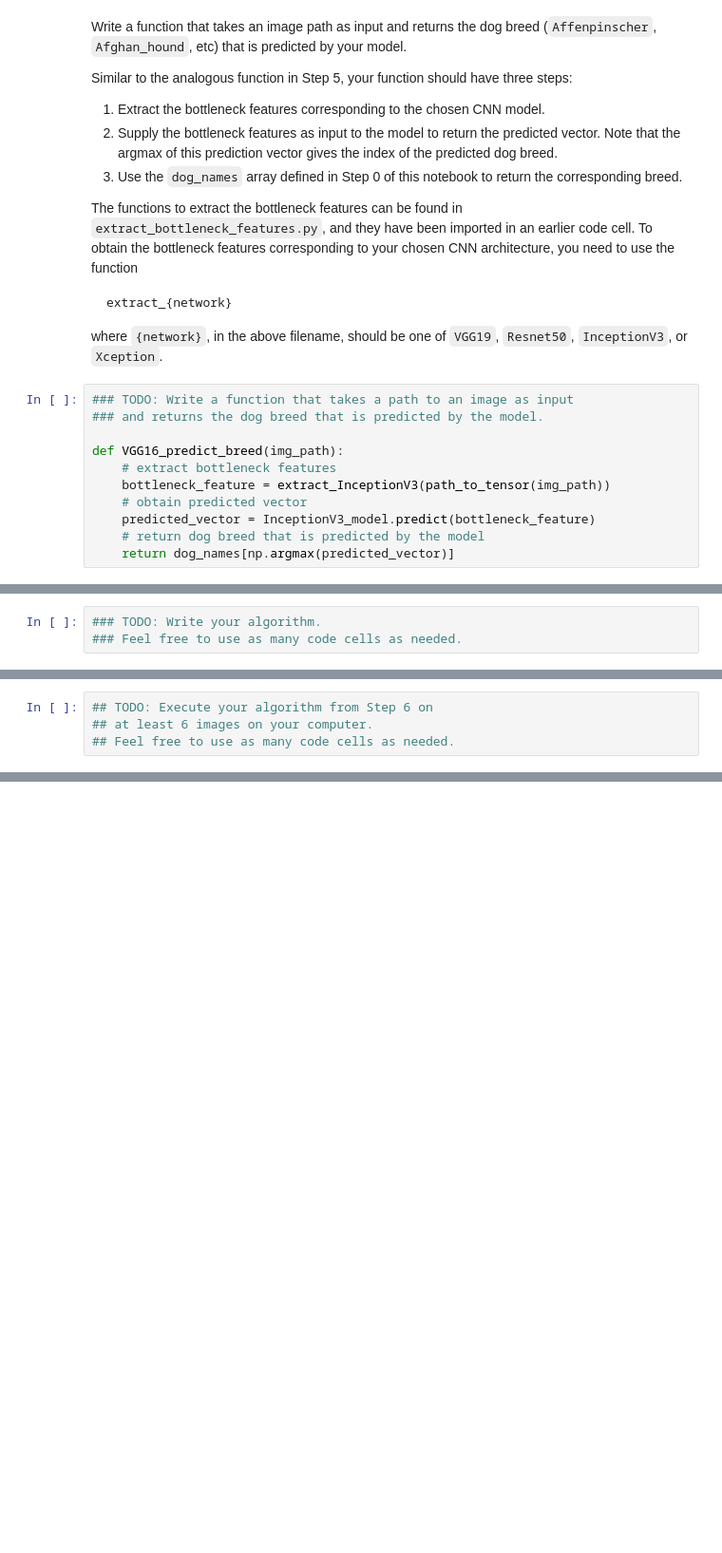
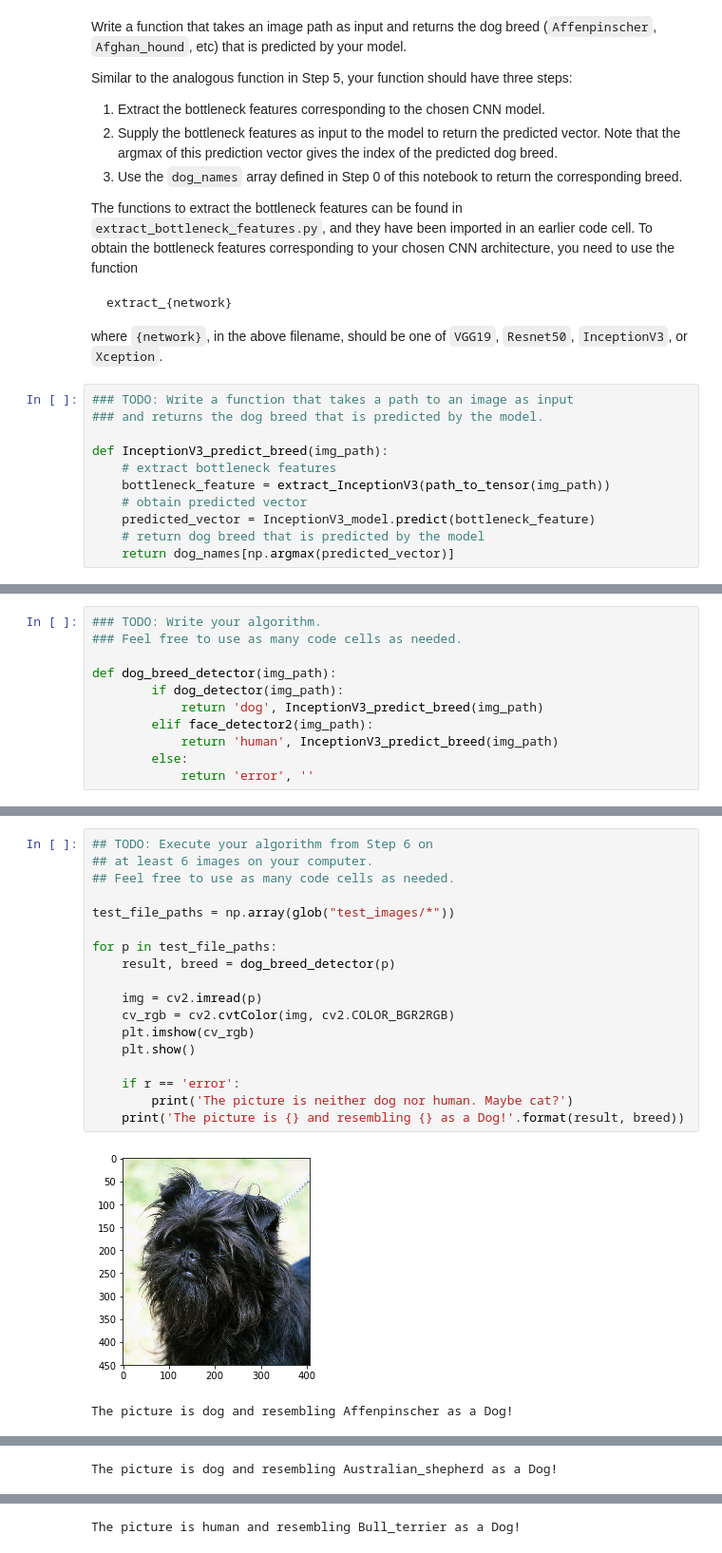
Before and after one commit to tsuzukit/dog-project, a Jupyter notebook: dog_app.ipynb, the cells around one changed output, grey strips where cells are left out. Shown at 95% size. Saved outputs shown, nothing was run; the diff lists cells and outputs as text; blank space fills up the shorter version.

```diff
--- a/dog_app.ipynb
+++ b/dog_app.ipynb
@@ -800,7 +800,7 @@ where `{network}`, in the above filename, should be one of `VGG19`, `Resnet50`,
 ### TODO: Write a function that takes a path to an image as input
 ### and returns the dog breed that is predicted by the model.
 
-def VGG16_predict_breed(img_path):
+def InceptionV3_predict_breed(img_path):
     # extract bottleneck features
     bottleneck_feature = extract_InceptionV3(path_to_tensor(img_path))
     # obtain predicted vector
@@ -828,6 +828,14 @@ Some sample output for our algorithm is provided below, but feel free to design
 # %%
 ### TODO: Write your algorithm.
 ### Feel free to use as many code cells as needed.
+
+def dog_breed_detector(img_path):
+        if dog_detector(img_path):
+            return 'dog', InceptionV3_predict_breed(img_path)
+        elif face_detector2(img_path):
+            return 'human', InceptionV3_predict_breed(img_path)
+        else:
+            return 'error', ''
 # %% [markdown]
 ---
 <a id='step7'></a>
@@ -845,4 +855,21 @@ __Answer:__
 # %%
 ## TODO: Execute your algorithm from Step 6 on
 ## at least 6 images on your computer.
 ## Feel free to use as many code cells as needed.
+
+test_file_paths = np.array(glob("test_images/*"))
+
+for p in test_file_paths:
+    result, breed = dog_breed_detector(p)
+
+    img = cv2.imread(p)
+    cv_rgb = cv2.cvtColor(img, cv2.COLOR_BGR2RGB)
+    plt.imshow(cv_rgb)
+    plt.show()
+
+    if r == 'error':
+        print('The picture is neither dog nor human. Maybe cat?')
+    print('The picture is {} and resembling {} as a Dog!'.format(result, breed))
+# %% [output]
+[figure, added]
+The picture is dog and resembling Affenpinscher as a Dog!
@@ -848,0 +877 @@ __Answer:__
+The picture is dog and resembling Australian_shepherd as a Dog!
@@ -848,0 +879 @@ __Answer:__
+The picture is human and resembling Bull_terrier as a Dog!
```
Also changed, not shown: parts of 3 cells of this notebook, 6 other files.
